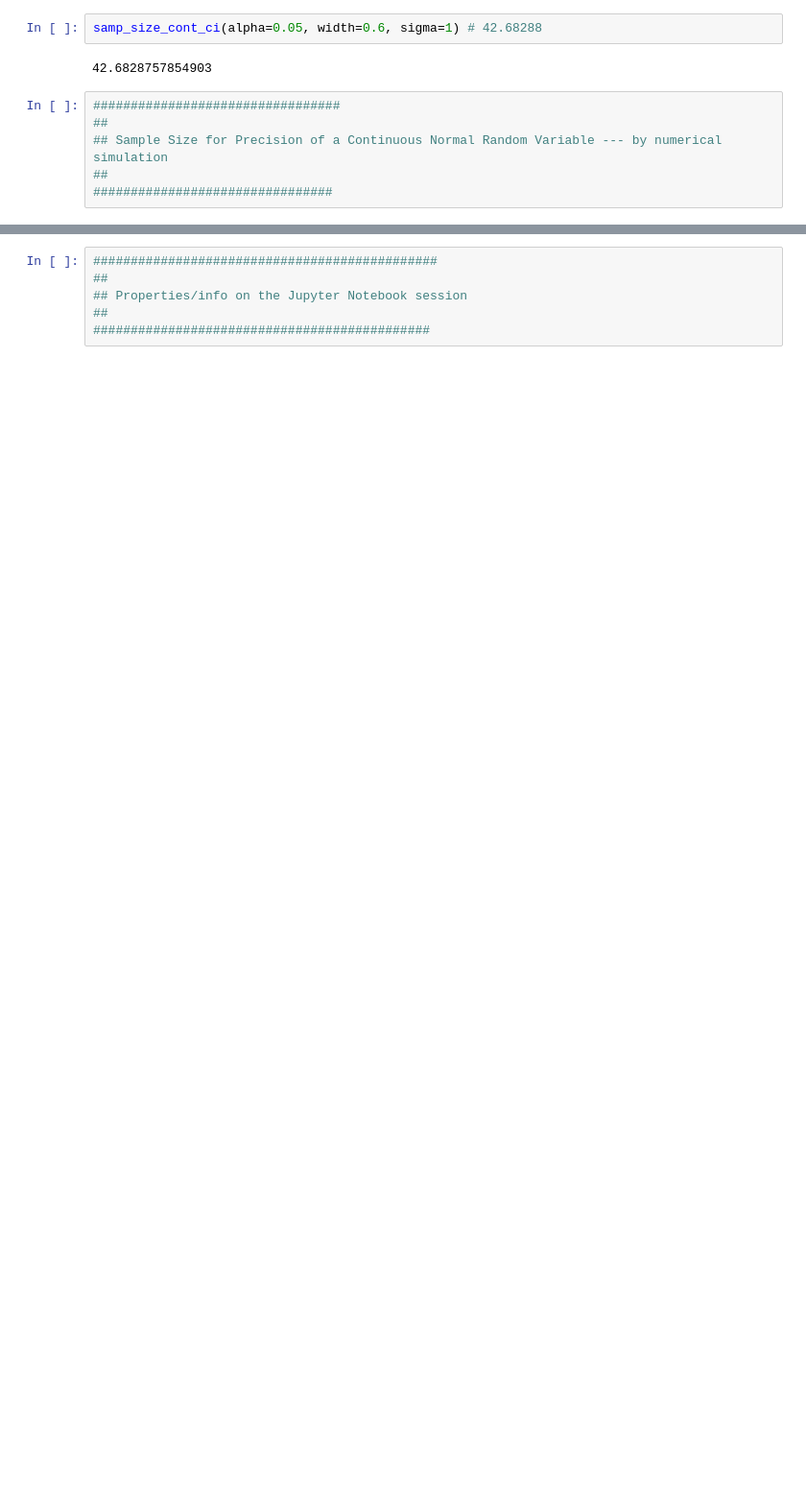
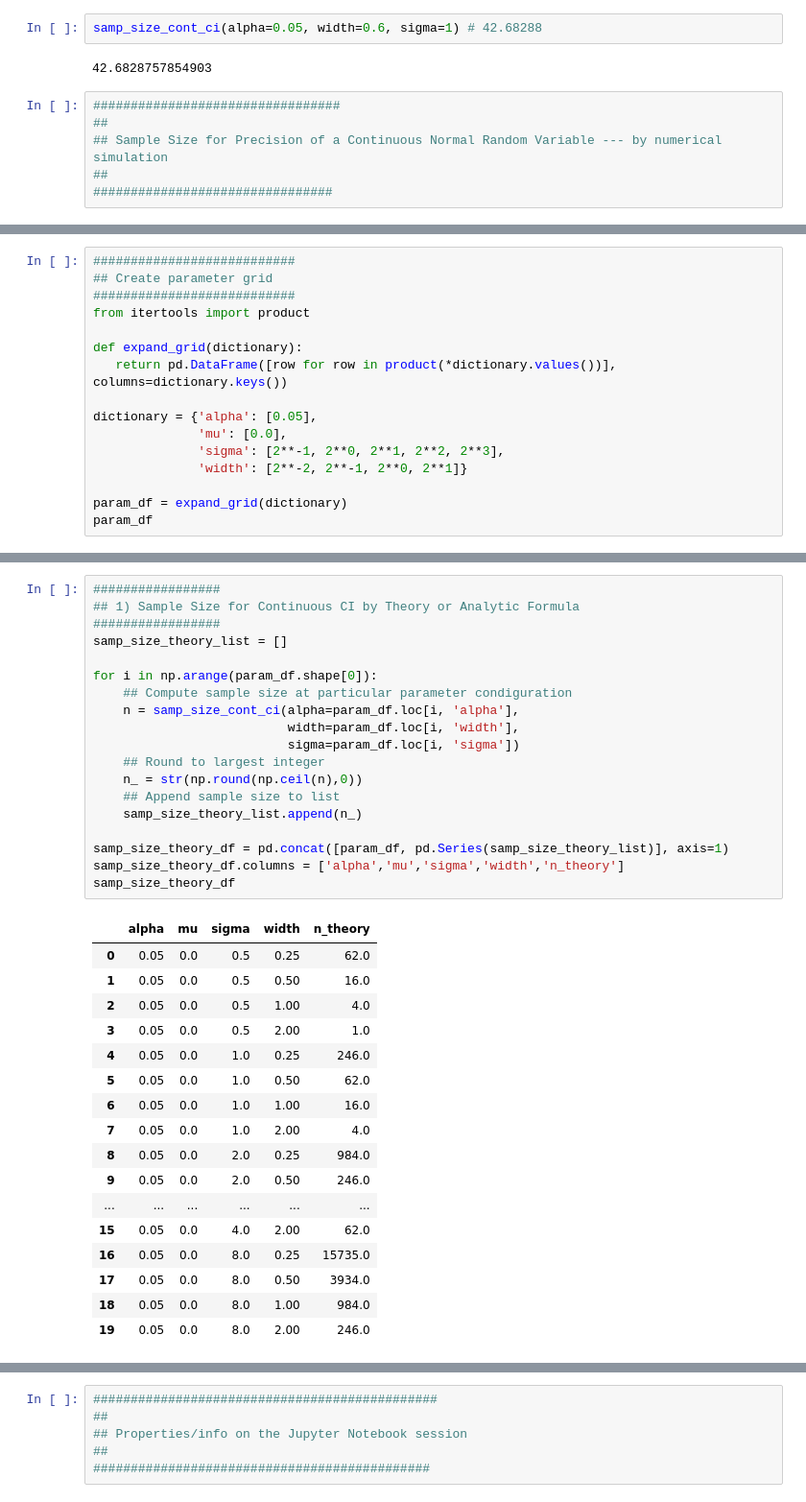
Before and after one commit to bettytan123/Sample-Size-Calculation, a Jupyter notebook: Python_SampleSize_ConfidenceInterval_ContinuousMean.ipynb, the cells around one changed output, grey strips where cells are left out. Shown: that part at 96% size. Drawn from its saved outputs; the diff is of its cells as text; blank space fills up the shorter version.

```diff
--- a/Python_SampleSize_ConfidenceInterval_ContinuousMean.ipynb
+++ b/Python_SampleSize_ConfidenceInterval_ContinuousMean.ipynb
@@ -94,0 +641,16 @@ TtestResult(statistic=1.067948122506726, pvalue=0.2916439828881932, df=42)
+# %%
+###########################
+## Create parameter grid
+###########################
+from itertools import product
+
+def expand_grid(dictionary):
+   return pd.DataFrame([row for row in product(*dictionary.values())], columns=dictionary.keys())
+
+dictionary = {'alpha': [0.05],
+              'mu': [0.0],
+              'sigma': [2**-1, 2**0, 2**1, 2**2, 2**3],
+              'width': [2**-2, 2**-1, 2**0, 2**1]}
+
+param_df = expand_grid(dictionary)
+param_df
@@ -94,0 +675,37 @@ TtestResult(statistic=1.067948122506726, pvalue=0.2916439828881932, df=42)
+# %%
+#################
+## 1) Sample Size for Continuous CI by Theory or Analytic Formula
+#################
+samp_size_theory_list = []
+
+for i in np.arange(param_df.shape[0]):
+    ## Compute sample size at particular parameter condiguration
+    n = samp_size_cont_ci(alpha=param_df.loc[i, 'alpha'],
+                          width=param_df.loc[i, 'width'],
+                          sigma=param_df.loc[i, 'sigma'])
+    ## Round to largest integer
+    n_ = str(np.round(np.ceil(n),0))
+    ## Append sample size to list
+    samp_size_theory_list.append(n_)
+
+samp_size_theory_df = pd.concat([param_df, pd.Series(samp_size_theory_list)], axis=1)
+samp_size_theory_df.columns = ['alpha','mu','sigma','width','n_theory']
+samp_size_theory_df
+# %% [output]
+|  | alpha | mu | sigma | width | n_theory |
+| 0 | 0.05 | 0.0 | 0.5 | 0.25 | 62.0 |
+| 1 | 0.05 | 0.0 | 0.5 | 0.50 | 16.0 |
+| 2 | 0.05 | 0.0 | 0.5 | 1.00 | 4.0 |
+| 3 | 0.05 | 0.0 | 0.5 | 2.00 | 1.0 |
+| 4 | 0.05 | 0.0 | 1.0 | 0.25 | 246.0 |
+| 5 | 0.05 | 0.0 | 1.0 | 0.50 | 62.0 |
+| 6 | 0.05 | 0.0 | 1.0 | 1.00 | 16.0 |
+| 7 | 0.05 | 0.0 | 1.0 | 2.00 | 4.0 |
+| 8 | 0.05 | 0.0 | 2.0 | 0.25 | 984.0 |
+| 9 | 0.05 | 0.0 | 2.0 | 0.50 | 246.0 |
+| ... | ... | ... | ... | ... | ... |
+| 15 | 0.05 | 0.0 | 4.0 | 2.00 | 62.0 |
+| 16 | 0.05 | 0.0 | 8.0 | 0.25 | 15735.0 |
+| 17 | 0.05 | 0.0 | 8.0 | 0.50 | 3934.0 |
+| 18 | 0.05 | 0.0 | 8.0 | 1.00 | 984.0 |
+| 19 | 0.05 | 0.0 | 8.0 | 2.00 | 246.0 |
```
Also changed, not shown: parts of 42 cells of this notebook.
